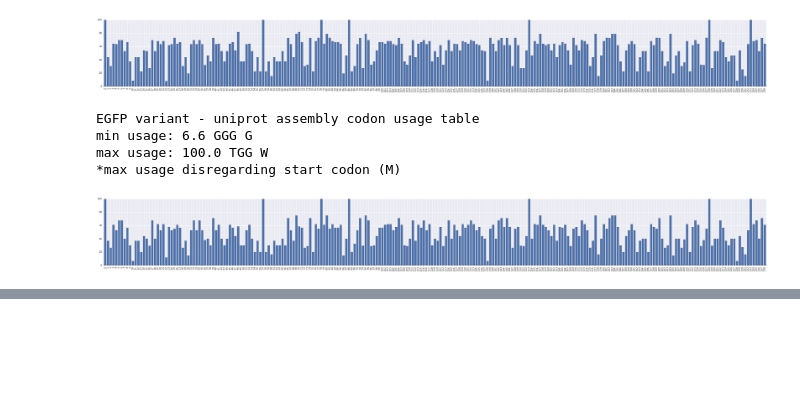
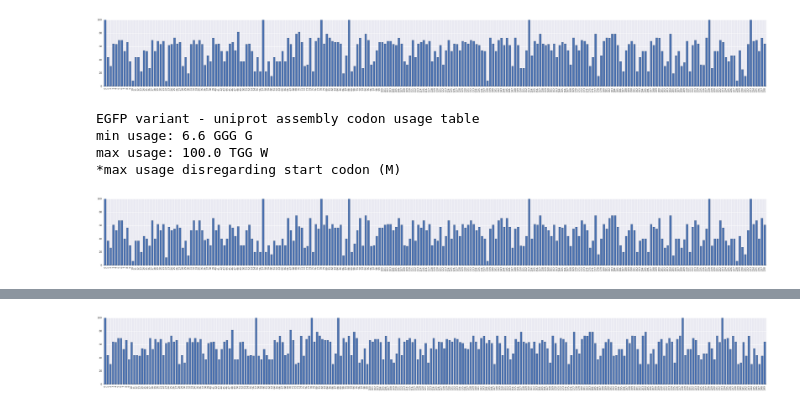
Before and after one commit to damiankao/mlig-regeneration-transcriptome, a Jupyter notebook: misc/codon-usage.ipynb, the cells around one changed output, grey strips where cells are left out. Cells and saved outputs as stored; diff of their text form; code cells hidden in the pictures; blank space fills up the shorter version.

```diff
--- a/misc/codon-usage.ipynb
+++ b/misc/codon-usage.ipynb
@@ -147,0 +210,6 @@ max usage: 100.0 TGG W
+# %%
+optClover = ''.join([x[0] for x in optimalCodon(clover, usage, optimalUsage)])
+print 'Clover - optimal codon usage'
+print optClover
+usageStat(optClover, usage)
+# %% [output]
@@ -147,0 +221 @@ max usage: 100.0 TGG W
+[figure, added]
```
Also changed, not shown: parts of 10 cells of this notebook.
